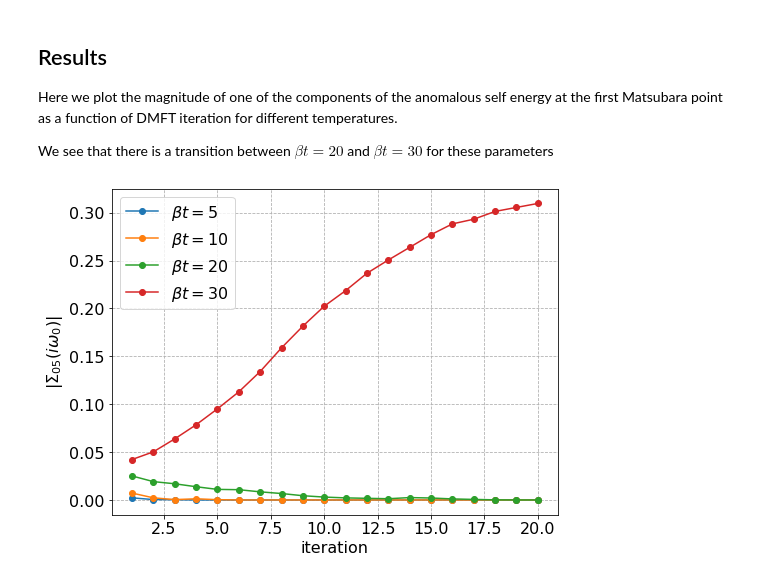
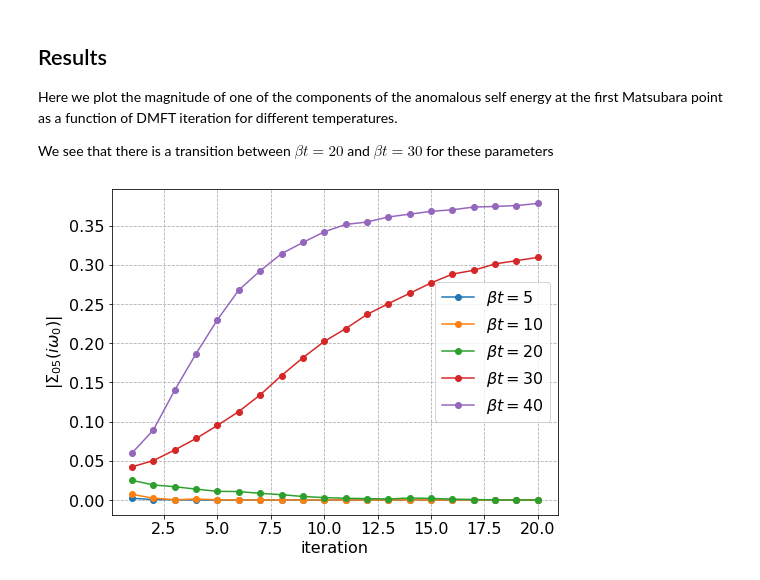
Before and after one commit to jkarp314/TRIQS_DMFT_examples, a Jupyter notebook: hubbard_square_2x2_cdmft_nambu.ipynb, the cells around one changed output. Saved outputs shown, nothing was run; the diff lists cells and outputs as text; code cells hidden in the pictures.

Commit message:
add results

```diff
--- a/hubbard_square_2x2_cdmft_nambu.ipynb
+++ b/hubbard_square_2x2_cdmft_nambu.ipynb
@@ -448,20 +450,20 @@ We see that there is a transition between $\beta t = 20$ and $\beta t = 30$ for
 # %%
 import matplotlib.pyplot as plt
 
 plt.figure(figsize = (8,6))
 plt.rc('font', size = 16)
 
-for beta in [5,10,20,30]:
-    with HDFArchive('beta_%.1f_U5.6.h5'%float(beta), 'r') as A:
+for beta in [5,10,20,30,40]:
+    with HDFArchive('hubbard_square_2x2_cdmft_nambu_results/beta_%.1f_U5.6.h5'%float(beta), 'r') as A:
         N = A['iterations']
         sigma1 = np.zeros(N)
         for i in range(N):
             sigma1[i] = np.abs(A['Sigma_orig_05-%d'%(i+1)](0))
     plt.plot(range(1,N+1), sigma1, '-o', label = r'$\beta t = %d$'%beta)
 plt.xlabel('iteration')
 plt.ylabel('|$\Sigma_{05}(i\omega_0)|$')
 plt.grid(ls = '--')
 plt.legend()
 plt.show()
 # %% [output]
-[figure, old version]
+[figure, new version]
```
Also changed, not shown: parts of 1 cell of this notebook, 5 other files.
